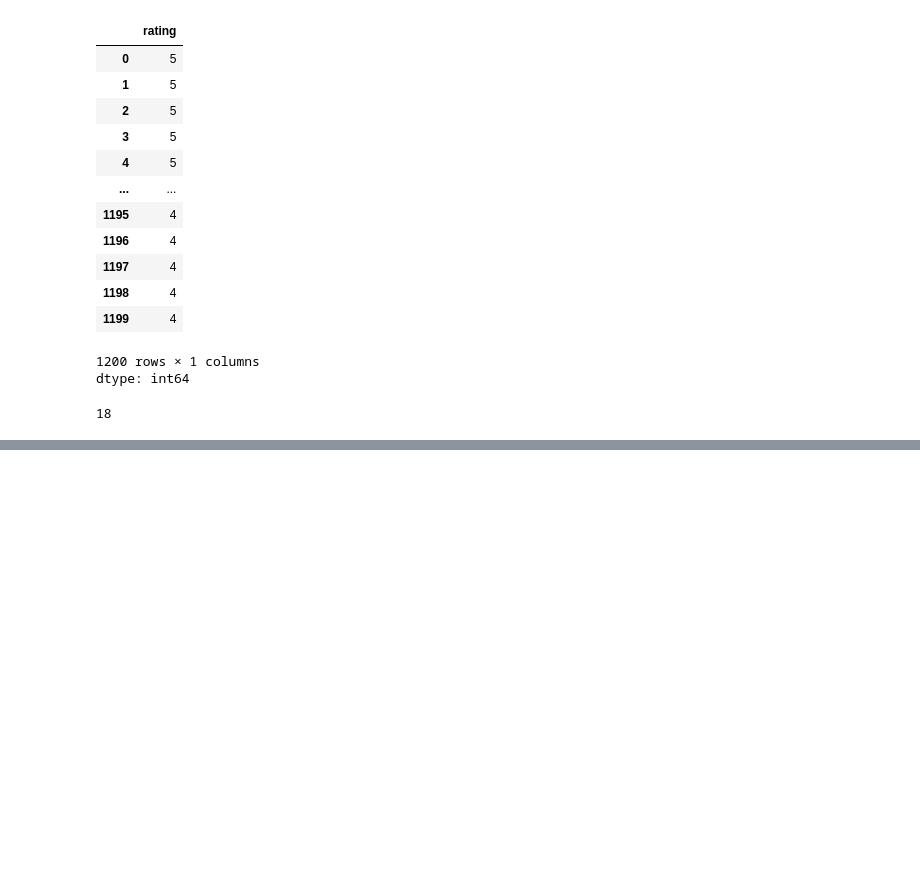
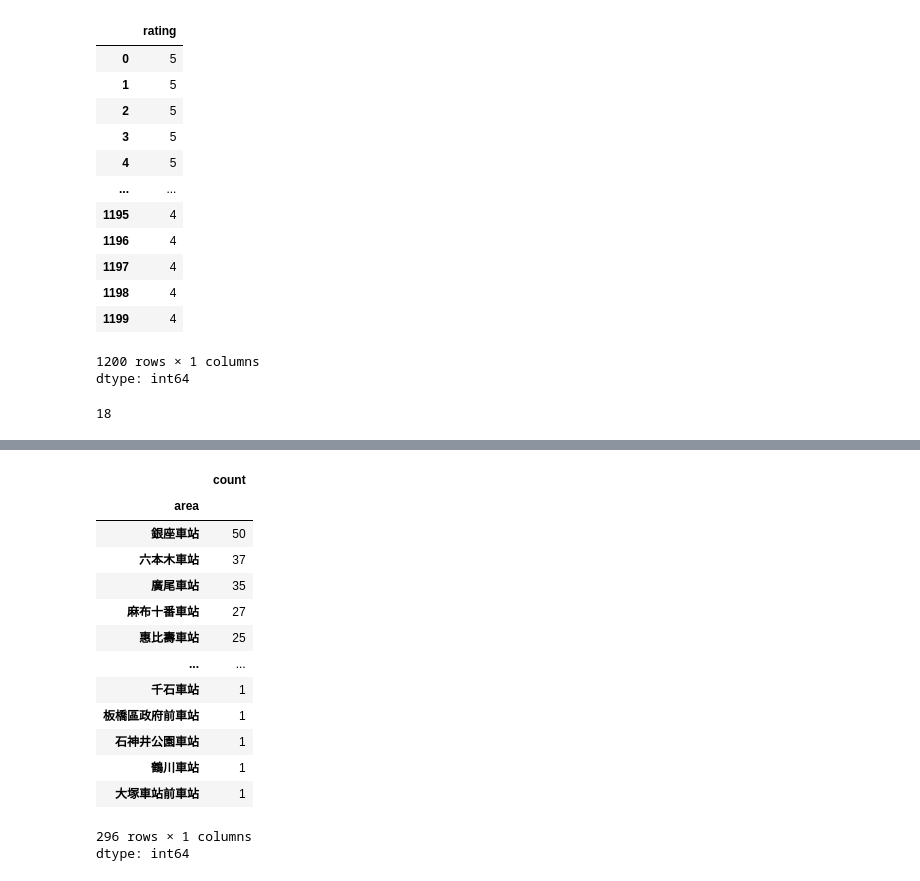
Before and after one commit to shannonshih/Tibame_GAD245-Practice-HW_0113, a Jupyter notebook: Practice01_0113.ipynb, the cells around one changed output, grey strips where cells are left out. Saved outputs shown, nothing was run; the diff lists cells and outputs as text; code cells hidden in the pictures; blank space fills up the shorter version.

```diff
--- a/Practice01_0113.ipynb
+++ b/Practice01_0113.ipynb
@@ -237,0 +260,18 @@ func(1)(6, 9)
+# %%
+df["area"].value_counts()
+# %% [output]
+|  | count |
+| area |  |
+| 銀座車站 | 50 |
+| 六本木車站 | 37 |
+| 廣尾車站 | 35 |
+| 麻布十番車站 | 27 |
+| 惠比壽車站 | 25 |
+| ... | ... |
+| 千石車站 | 1 |
+| 板橋區政府前車站 | 1 |
+| 石神井公園車站 | 1 |
+| 鶴川車站 | 1 |
+| 大塚車站前車站 | 1 |
+296 rows × 1 columns
+dtype: int64
```
Also changed, not shown: parts of 10 cells of this notebook.
